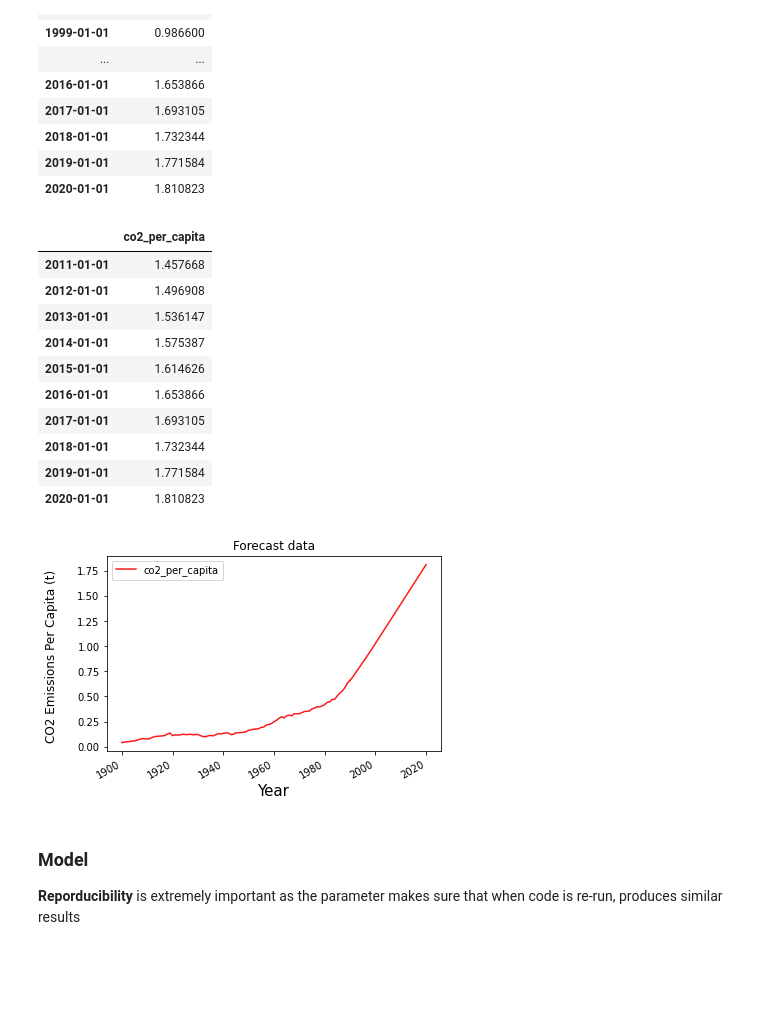
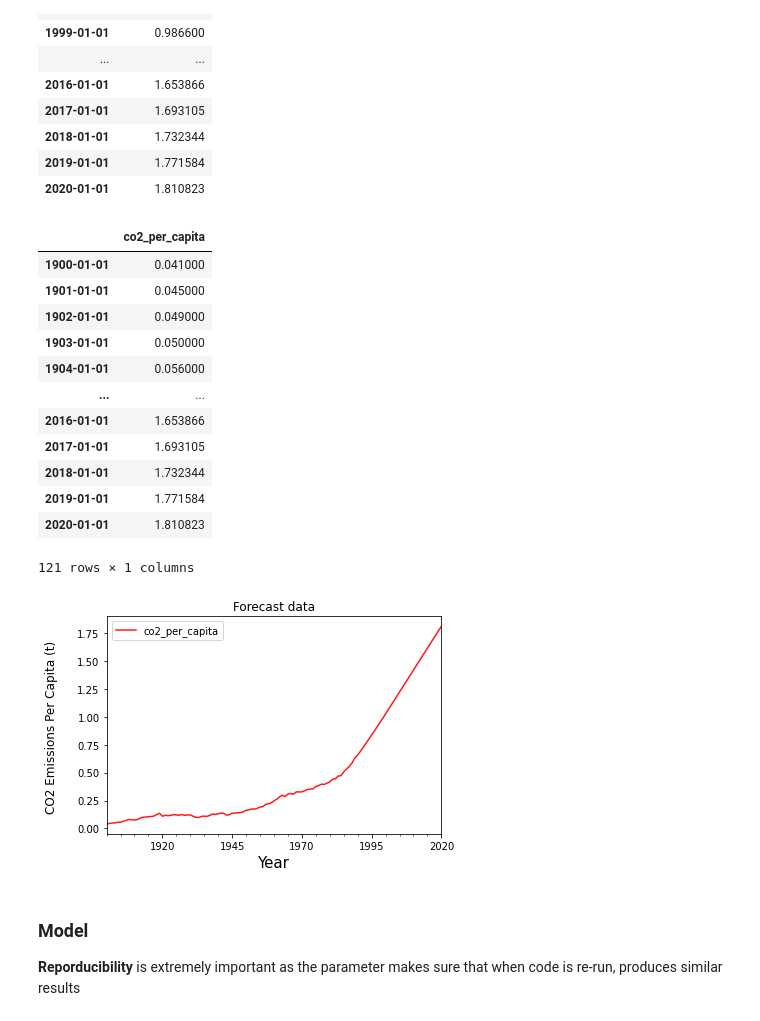
Before and after one commit to ganeshXb/Carbon-Emissions-Ecological-Footprint-Research, a Jupyter notebook: Notebooks/CO2-Emissions-TimeSeries-Forecasting.ipynb, the cells around one changed output. Cells and saved outputs as stored; diff of their text form; code cells hidden in the pictures; blank space fills up the shorter version.

Commit message:
Update: Hybrid ARIMA+LSTM Model

```diff
--- a/Notebooks/CO2-Emissions-TimeSeries-Forecasting.ipynb
+++ b/Notebooks/CO2-Emissions-TimeSeries-Forecasting.ipynb
@@ -1562,33 +1562,35 @@ emissions_forecast
 | 2019-01-01 | 1.771584 |
 | 2020-01-01 | 1.810823 |
 # %%
-df_lstm = df_India[:'1990-01-01']
-frames= [df_lstm,emissions_forecast]
-df_lstm = pd.concat(frames)
+df_nn = df_India[:'1989-01-01']
+frames= [df_nn,emissions_forecast]
+df_nn = pd.concat(frames)
 # %%
-df_lstm.tail(10)
+df_nn
 # %% [output]
 |  | co2_per_capita |
-| 2011-01-01 | 1.457668 |
-| 2012-01-01 | 1.496908 |
-| 2013-01-01 | 1.536147 |
-| 2014-01-01 | 1.575387 |
-| 2015-01-01 | 1.614626 |
+| 1900-01-01 | 0.041000 |
+| 1901-01-01 | 0.045000 |
+| 1902-01-01 | 0.049000 |
+| 1903-01-01 | 0.050000 |
+| 1904-01-01 | 0.056000 |
+| ... | ... |
 | 2016-01-01 | 1.653866 |
 | 2017-01-01 | 1.693105 |
 | 2018-01-01 | 1.732344 |
 | 2019-01-01 | 1.771584 |
 | 2020-01-01 | 1.810823 |
+121 rows × 1 columns
 # %%
-ax = df_lstm.plot( label='forecast co2 emissions', color='red', alpha=0.9, legend = True)
+ax = df_nn.plot( label='forecast co2 emissions', color='red', alpha=0.9, legend = True)
 ax.set_xlabel('Year', size=15)
 ax.set_ylabel('CO2 Emissions Per Capita (t) \n', size=12)
 ax.set_title('Forecast data', size=12)
 
 plt.legend()
 plt.show()
 # %% [output]
-[figure, old version]
+[figure, new version]
 # %% [markdown]
 ### Model
 
```
Also changed, not shown: parts of 43 cells of this notebook, 1 other file.
